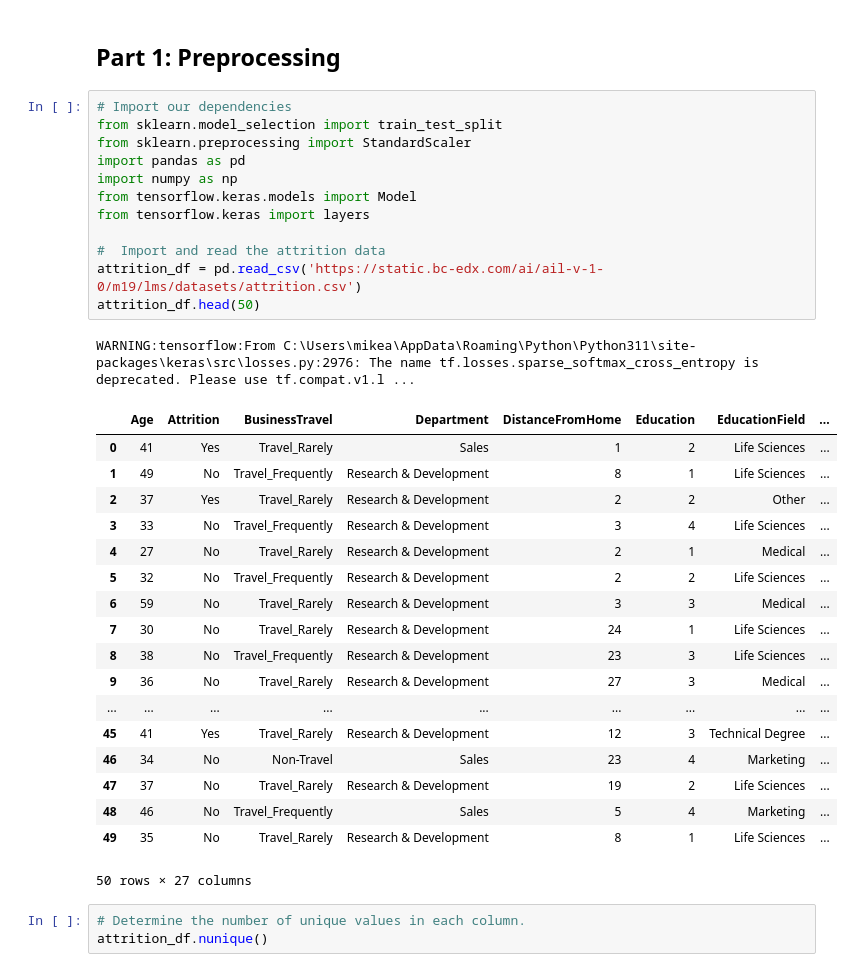
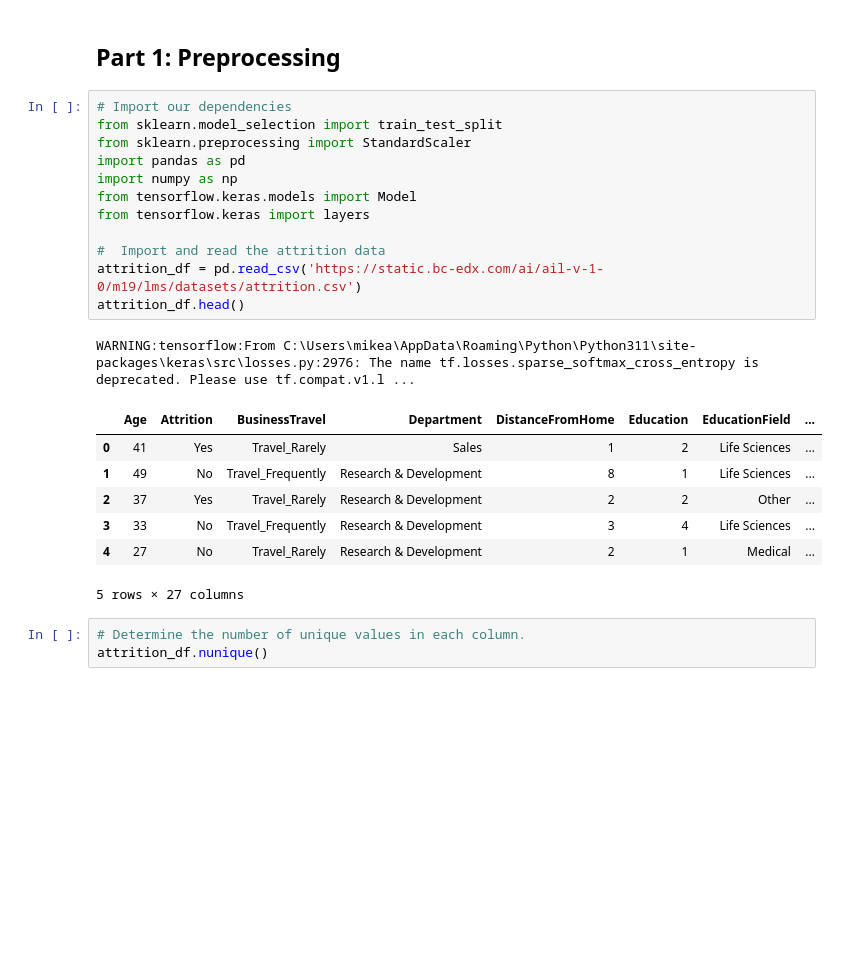
Before and after one commit to McPhersonTrk/neural-network-challenge-2, a Jupyter notebook: attrition.ipynb, the cells around one changed output. Saved outputs shown, nothing was run; the diff lists cells and outputs as text; blank space fills up the shorter version.

```diff
--- a/attrition.ipynb
+++ b/attrition.ipynb
@@ -3,35 +3,24 @@
 # %%
 # Import our dependencies
 from sklearn.model_selection import train_test_split
 from sklearn.preprocessing import StandardScaler
 import pandas as pd
 import numpy as np
 from tensorflow.keras.models import Model
 from tensorflow.keras import layers
 
 #  Import and read the attrition data
 attrition_df = pd.read_csv('https://static.bc-edx.com/ai/ail-v-1-0/m19/lms/datasets/attrition.csv')
-attrition_df.head(50)
+attrition_df.head()
 # %% [output]
 WARNING:tensorflow:From C:\Users\mikea\AppData\Roaming\Python\Python311\site-packages\keras\src\losses.py:2976: The name tf.losses.sparse_softmax_cross_entropy is deprecated. Please use tf.compat.v1.l ...
 |  | Age | Attrition | BusinessTravel | Department | DistanceFromHome | Education | EducationField | ... |
 | 0 | 41 | Yes | Travel_Rarely | Sales | 1 | 2 | Life Sciences | ... |
 | 1 | 49 | No | Travel_Frequently | Research & Development | 8 | 1 | Life Sciences | ... |
 | 2 | 37 | Yes | Travel_Rarely | Research & Development | 2 | 2 | Other | ... |
 | 3 | 33 | No | Travel_Frequently | Research & Development | 3 | 4 | Life Sciences | ... |
 | 4 | 27 | No | Travel_Rarely | Research & Development | 2 | 1 | Medical | ... |
-| 5 | 32 | No | Travel_Frequently | Research & Development | 2 | 2 | Life Sciences | ... |
-| 6 | 59 | No | Travel_Rarely | Research & Development | 3 | 3 | Medical | ... |
-| 7 | 30 | No | Travel_Rarely | Research & Development | 24 | 1 | Life Sciences | ... |
-| 8 | 38 | No | Travel_Frequently | Research & Development | 23 | 3 | Life Sciences | ... |
-| 9 | 36 | No | Travel_Rarely | Research & Development | 27 | 3 | Medical | ... |
-| ... | ... | ... | ... | ... | ... | ... | ... | ... |
-| 45 | 41 | Yes | Travel_Rarely | Research & Development | 12 | 3 | Technical Degree | ... |
-| 46 | 34 | No | Non-Travel | Sales | 23 | 4 | Marketing | ... |
-| 47 | 37 | No | Travel_Rarely | Research & Development | 19 | 2 | Life Sciences | ... |
-| 48 | 46 | No | Travel_Frequently | Sales | 5 | 4 | Marketing | ... |
-| 49 | 35 | No | Travel_Rarely | Research & Development | 8 | 1 | Life Sciences | ... |
-50 rows × 27 columns
+5 rows × 27 columns
 # %%
 # Determine the number of unique values in each column.
 attrition_df.nunique()
```
Also changed, not shown: parts of 14 cells of this notebook.
